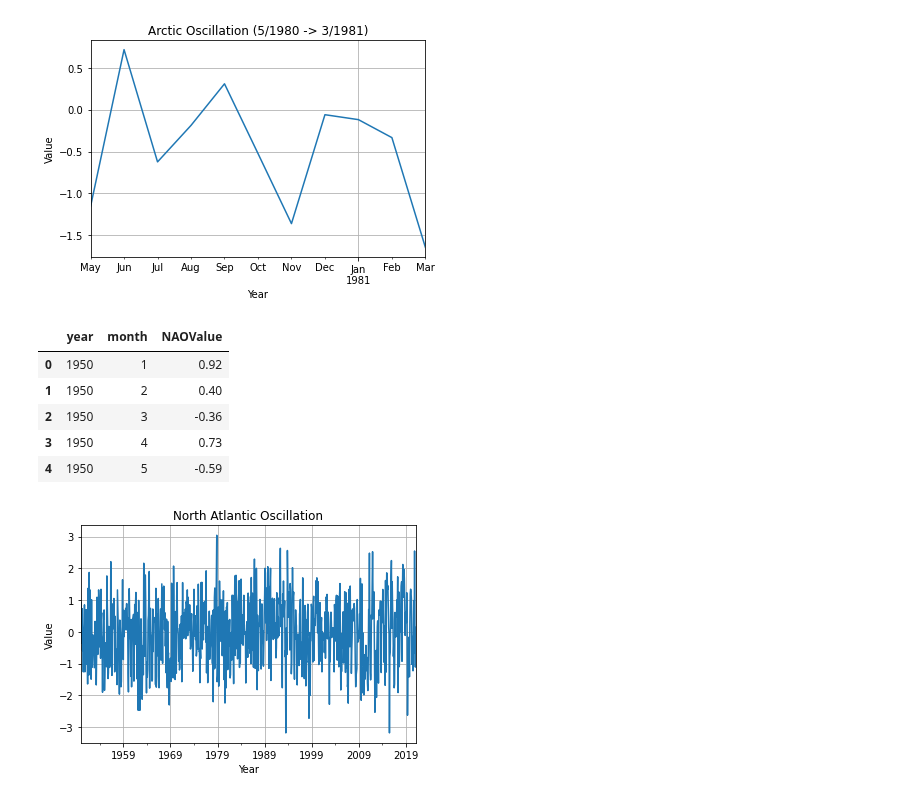
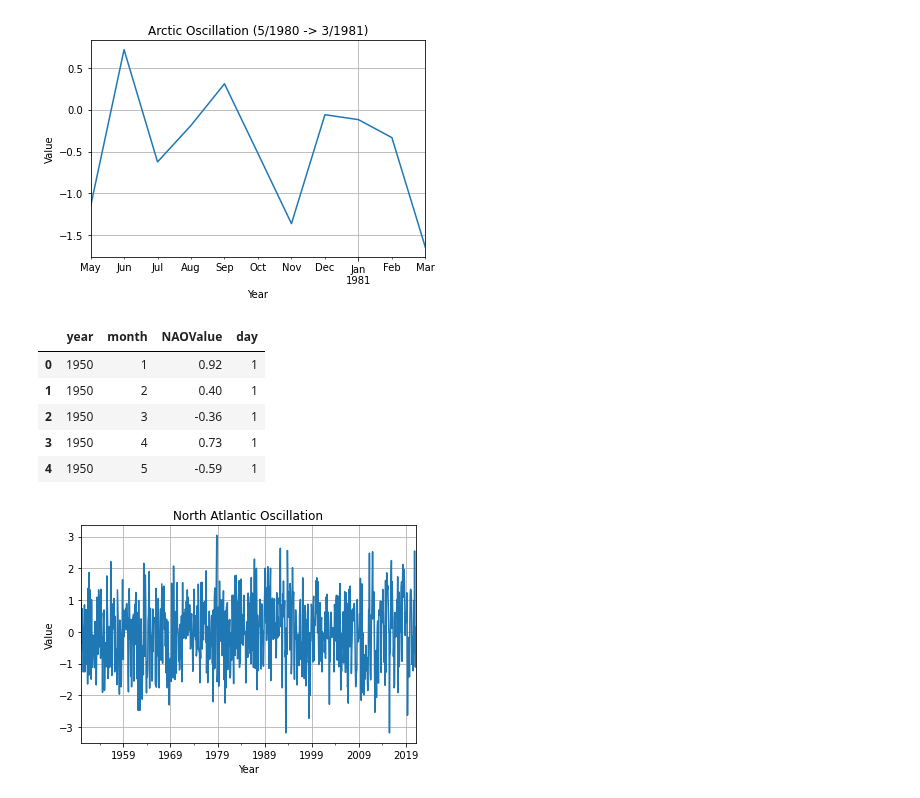
Before and after one commit to sspickle/instrumentation-projects, a Jupyter notebook: proj6/Time Series Analysis.ipynb, the cells around one changed output. Saved outputs shown, nothing was run; the diff lists cells and outputs as text; code cells hidden in the pictures.

```diff
--- a/proj6/Time Series Analysis.ipynb
+++ b/proj6/Time Series Analysis.ipynb
@@ -66,12 +67,13 @@ plt.grid()
 # %%
 url="http://www.cpc.ncep.noaa.gov/products/precip/CWlink/pna/norm.nao.monthly.b5001.current.ascii"
 dfNAO=pd.read_csv(url, header=None, names=['year','month','NAOValue'], delim_whitespace=True)
+dfNAO['day'] = 1
 dfNAO.head()
 # %% [output]
-|  | year | month | NAOValue |
-| 0 | 1950 | 1 | 0.92 |
-| 1 | 1950 | 2 | 0.40 |
-| 2 | 1950 | 3 | -0.36 |
-| 3 | 1950 | 4 | 0.73 |
-| 4 | 1950 | 5 | -0.59 |
+|  | year | month | NAOValue | day |
+| 0 | 1950 | 1 | 0.92 | 1 |
+| 1 | 1950 | 2 | 0.40 | 1 |
+| 2 | 1950 | 3 | -0.36 | 1 |
+| 3 | 1950 | 4 | 0.73 | 1 |
+| 4 | 1950 | 5 | -0.59 | 1 |
 # %%
```
Also changed, not shown: parts of 12 cells of this notebook, 2 other files.
